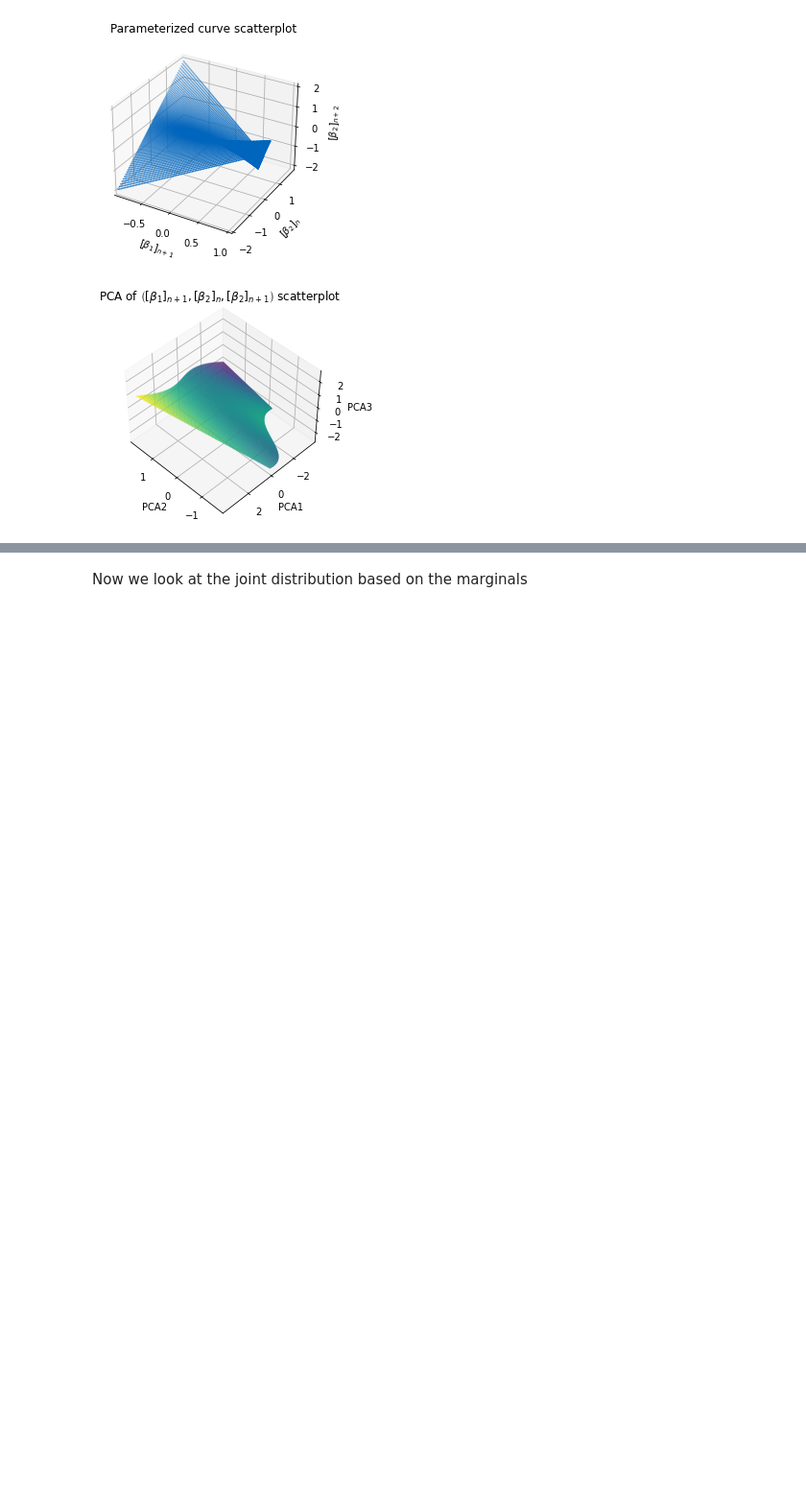
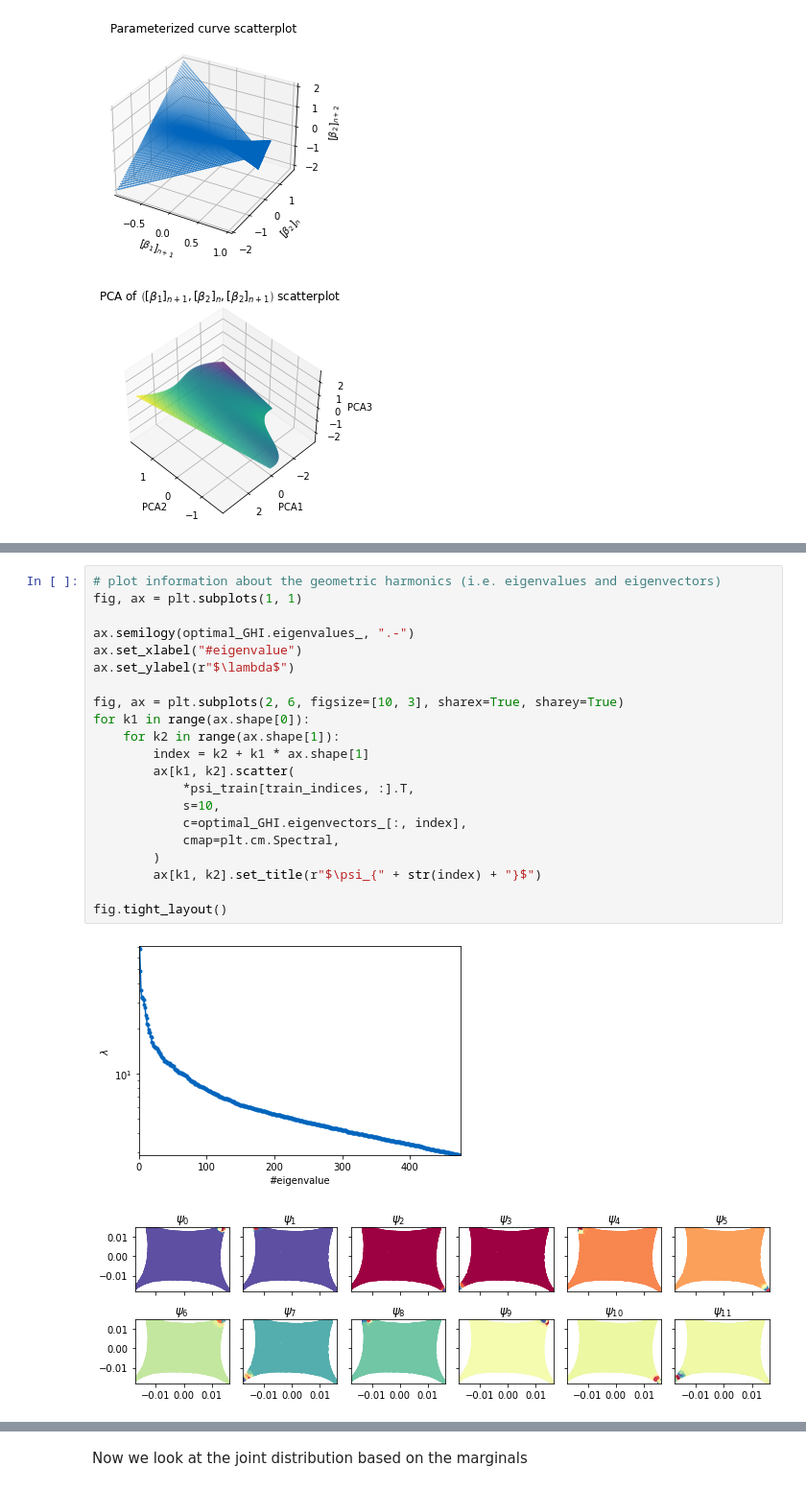
Before and after one commit to plainerman/density-transport, a Jupyter notebook: full_two_dimensional.ipynb, the cells around one changed output, grey strips where cells are left out. Shown at 96% size. Cells and saved outputs as stored; diff of their text form; blank space fills up the shorter version.

```diff
--- a/full_two_dimensional.ipynb
+++ b/full_two_dimensional.ipynb
@@ -212,0 +366,24 @@ plt.show()
+# %%
+# plot information about the geometric harmonics (i.e. eigenvalues and eigenvectors)
+fig, ax = plt.subplots(1, 1)
+
+ax.semilogy(optimal_GHI.eigenvalues_, ".-")
+ax.set_xlabel("#eigenvalue")
+ax.set_ylabel(r"$\lambda$")
+
+fig, ax = plt.subplots(2, 6, figsize=[10, 3], sharex=True, sharey=True)
+for k1 in range(ax.shape[0]):
+    for k2 in range(ax.shape[1]):
+        index = k2 + k1 * ax.shape[1]
+        ax[k1, k2].scatter(
+            *psi_train[train_indices, :].T,
+            s=10,
+            c=optimal_GHI.eigenvectors_[:, index],
+            cmap=plt.cm.Spectral,
+        )
+        ax[k1, k2].set_title(r"$\psi_{" + str(index) + "}$")
+
+fig.tight_layout()
+# %% [output]
+[figure, added]
+[figure, added]
```
Also changed, not shown: parts of 17 cells of this notebook.
